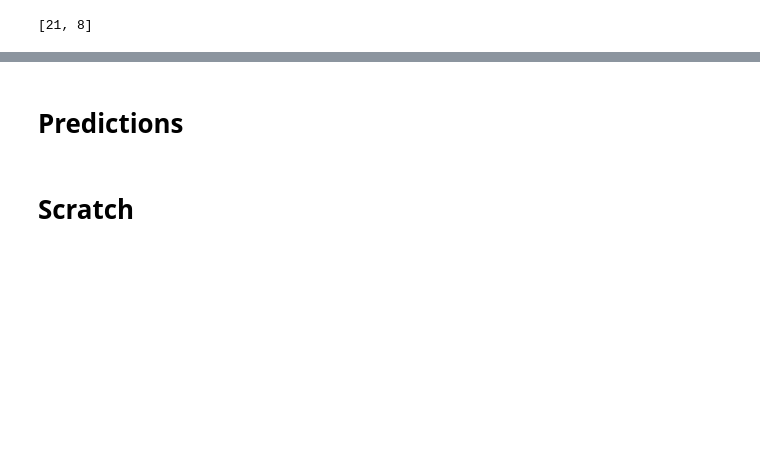
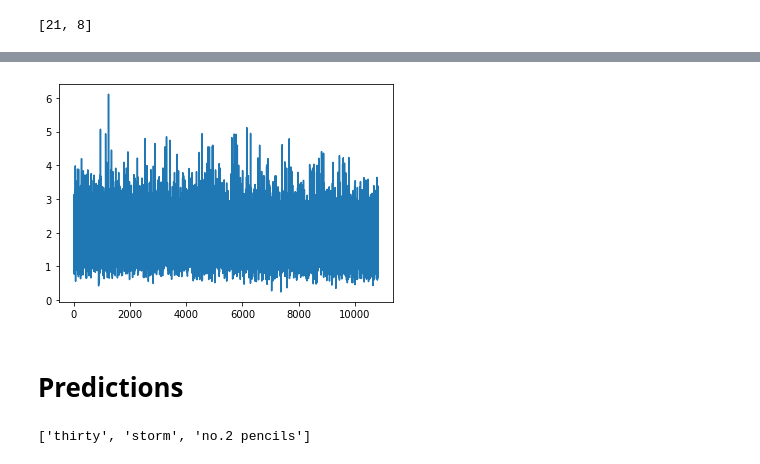
Before and after one commit to devkosal/askai, a Jupyter notebook: Train Albert on SQuAD.ipynb, the cells around one changed output, grey strips where cells are left out. Cells and saved outputs as stored; diff of their text form; code cells hidden in the pictures; blank space fills up the shorter version.

```diff
--- a/Train Albert on SQuAD.ipynb
+++ b/Train Albert on SQuAD.ipynb
@@ -41,7 +41,7 @@ config = Config(
     testing=False,
     seed = 2020,
     model = 'albert-base-v2',
-    max_lr=3e-5,
+    max_lr=5e-5,
     optimizer="lamb", # choose between 'adam' or 'lamb'
     epochs=2,
     use_fp16=False,
@@ -416 +420,5 @@ learn.qa_avg_stats.valid_stats
+# %%
+learn.recorder.plot_loss()
+# %% [output]
+[figure, added]
 # %%
@@ -451,9 +458,10 @@ def get_pred(text, model, tok):
         return tok.convert_tokens_to_string(pred)
     return [_proc1(idx,start,end) for idx,(start,end) in enumerate(zip(starts,ends))]
 # %%
+# tests with samples
 sample1 = "[CLS] there have been thirty earthquakes in the past three days. [SEP] how many earthquakes have there been? [SEP]"
 sample2 = "[CLS] the storm took place yesterday from dawn to dusk [SEP] what took place??"
 sample3 = "[CLS] No.2 pencils are used a lot in schools. [SEP] what are used?"
 get_pred([sample1,sample2,sample3], learn.model, tok)
+# %% [output]
+['thirty', 'storm', 'no.2 pencils']
-# %% [markdown]
-# Scratch
```
Also changed, not shown: parts of 12 cells of this notebook.
